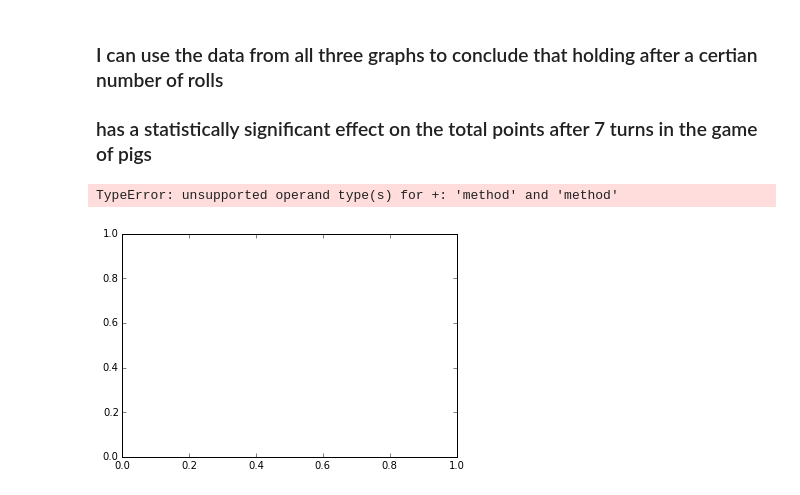
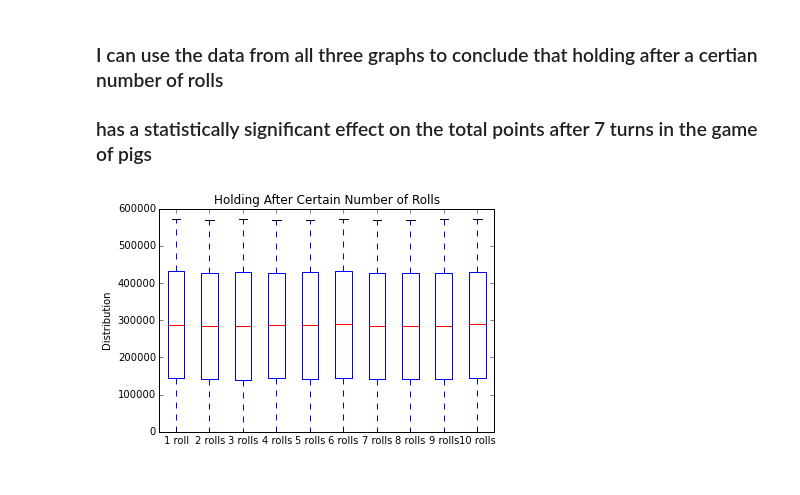
Before and after one commit to lancekrogers/utimate-pig, a Jupyter notebook: Untitled.ipynb, the cells around one changed output. Drawn from its saved outputs; the diff is of its cells as text; code cells hidden in the pictures.

Commit message:
fixed requirements and graphs

```diff
--- a/Untitled.ipynb
+++ b/Untitled.ipynb
@@ -49,12 +49,6 @@ class Player:
 
 class Hold_Opt(Player):
 
-    def __init__(self):
-        self.set_rolls = 1
-        self.points = 0
-        self.data_list = []
-
-
 
     @property
     def hold(self):
@@ -63,7 +57,7 @@ class Hold_Opt(Player):
     def turn(self):
         possible_points = 0
         throws = 0
-        while possible_points > self.hold:
+        while possible_points < self.hold:
             temp_roll = self.roll
             if temp_roll == 1:
                 possible_points = possible_points - possible_points
@@ -100,7 +94,7 @@ class Rold(Player):
 h_base = Hold_Opt()
 h_two = Hold_Opt()
 h_three = Hold_Opt()
-h_four = Hold_Opt
+h_four = Hold_Opt()
 h_two.set_rolls = 2
 h_three.set_rolls = 3
 h_four.set_rolls = 4
@@ -118,16 +112,16 @@ h_nine.set_rolls = 9
 h_ten.set_rolls = 10
 
 
-h_base = [h_base.run for _ in range(10000)]
-h_two = [h_two.run for _ in range(10000)]
-h_three = [h_three.run for _ in range(10000)]
-h_four = [h_four.run for _ in range(10000)]
-h_five = [h_five.run for _ in range(10000)]
-h_six = [h_six.run for _ in range(10000)]
-h_seven = [h_seven.run for _ in range(10000)]
-h_eight = [h_eight.run for _ in range(10000)]
-h_nine = [h_nine.run for _ in range(10000)]
-h_ten = [h_ten.run for _ in range(10000)]
+h_base = [h_base.run() for _ in range(10000)]
+h_two = [h_two.run() for _ in range(10000)]
+h_three = [h_three.run() for _ in range(10000)]
+h_four = [h_four.run() for _ in range(10000)]
+h_five = [h_five.run() for _ in range(10000)]
+h_six = [h_six.run() for _ in range(10000)]
+h_seven = [h_seven.run() for _ in range(10000)]
+h_eight = [h_eight.run() for _ in range(10000)]
+h_nine = [h_nine.run() for _ in range(10000)]
+h_ten = [h_ten.run() for _ in range(10000)]
 # %%
 base = Player()
 player_two = Player()
@@ -213,17 +207,17 @@ plt.show()
 ### I can use the data from all three graphs to conclude that holding after a certian number of rolls
 ### has a statistically significant effect on the total points after 7 turns in the game of pigs
 # %%
-plt.boxplot([h_base, h_two, h_three, h_four, h_five, h_six, h_seven, h_eight,
-             h_nine, h_ten
-            ])
+box_plot_list = [h_base, h_two, h_three, h_four, h_five, h_six, h_seven, h_eight,
+             h_nine, h_ten]
+plt.boxplot(box_plot_list)
 ymin, ymax = plt.ylim()
 plt.ylim(ymin - 30, ymax + 30)
+
 plt.title("Holding After Certain Number of Rolls")
 plt.ylabel("Distribution")
 plt.xticks(range(1,11), ["1 roll", "2 rolls", "3 rolls", "4 rolls", "5 rolls", "6 rolls", "7 rolls",
                          "8 rolls", "9 rolls", "10 rolls"
                         ])
 plt.show()
 # %% [output]
-TypeError: unsupported operand type(s) for +: 'method' and 'method'
-[figure, old version]
+[figure, new version]
```
Also changed, not shown: 3 other files.
